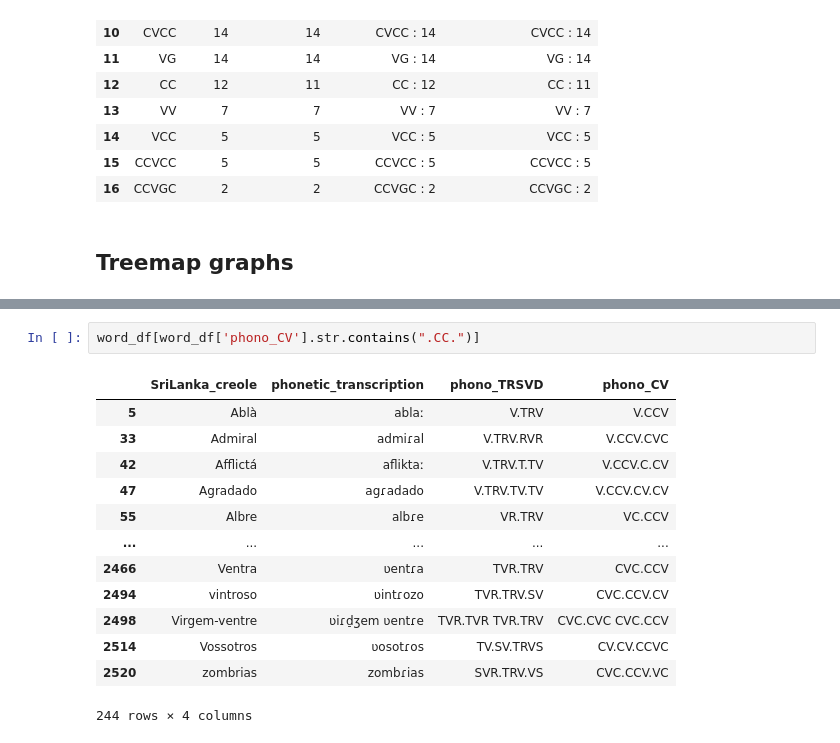
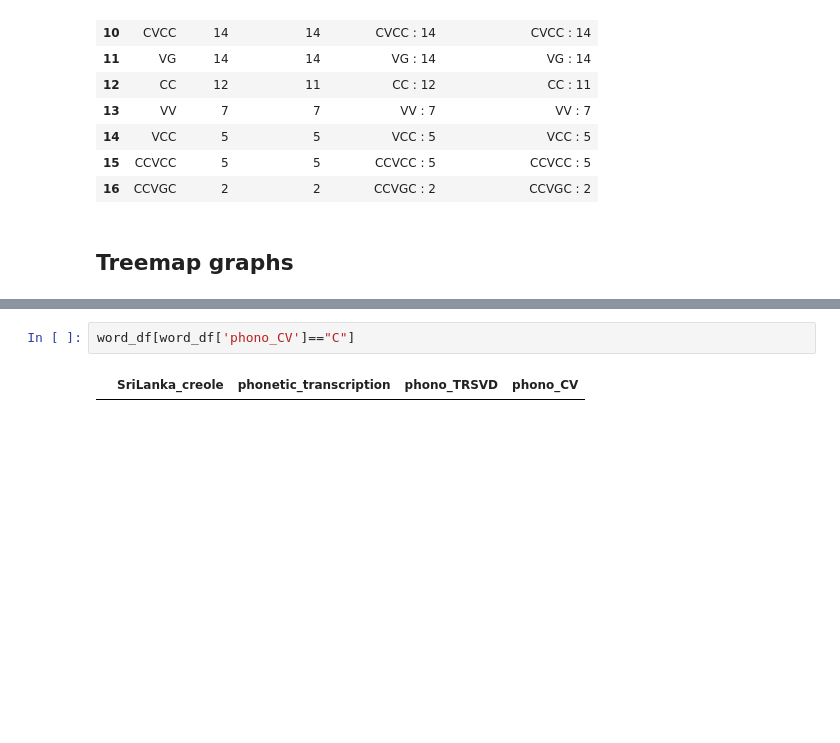
Before and after one commit to Portophon/Exploring-PtLanka, a Jupyter notebook: Consonant and CV stats.ipynb, the cells around one changed output, grey strips where cells are left out. Drawn from its saved outputs; the diff is of its cells as text; blank space fills up the shorter version.

```diff
--- a/Consonant and CV stats.ipynb
+++ b/Consonant and CV stats.ipynb
@@ -282,16 +282,4 @@ plt.show()
 # %%
-word_df[word_df['phono_CV'].str.contains(".CC.")]
+word_df[word_df['phono_CV']=="C"]
 # %% [output]
 |  | SriLanka_creole | phonetic_transcription | phono_TRSVD | phono_CV |
-| 5 | Ablà | ablaː | V.TRV | V.CCV |
-| 33 | Admiral | admiɾal | V.TRV.RVR | V.CCV.CVC |
-| 42 | Afflictá | afliktaː | V.TRV.T.TV | V.CCV.C.CV |
-| 47 | Agradado | agɾadado | V.TRV.TV.TV | V.CCV.CV.CV |
-| 55 | Albre | albɾe | VR.TRV | VC.CCV |
-| ... | ... | ... | ... | ... |
-| 2466 | Ventra | ʋentɾa | TVR.TRV | CVC.CCV |
-| 2494 | vintroso | ʋintɾozo | TVR.TRV.SV | CVC.CCV.CV |
-| 2498 | Virgem-ventre | ʋiɾd̠ʒem ʋentɾe | TVR.TVR TVR.TRV | CVC.CVC CVC.CCV |
-| 2514 | Vossotros | ʋosotɾos | TV.SV.TRVS | CV.CV.CCVC |
-| 2520 | zombrias | zombɾias | SVR.TRV.VS | CVC.CCV.VC |
-244 rows × 4 columns
```
Also changed, not shown: parts of 4 cells of this notebook.
